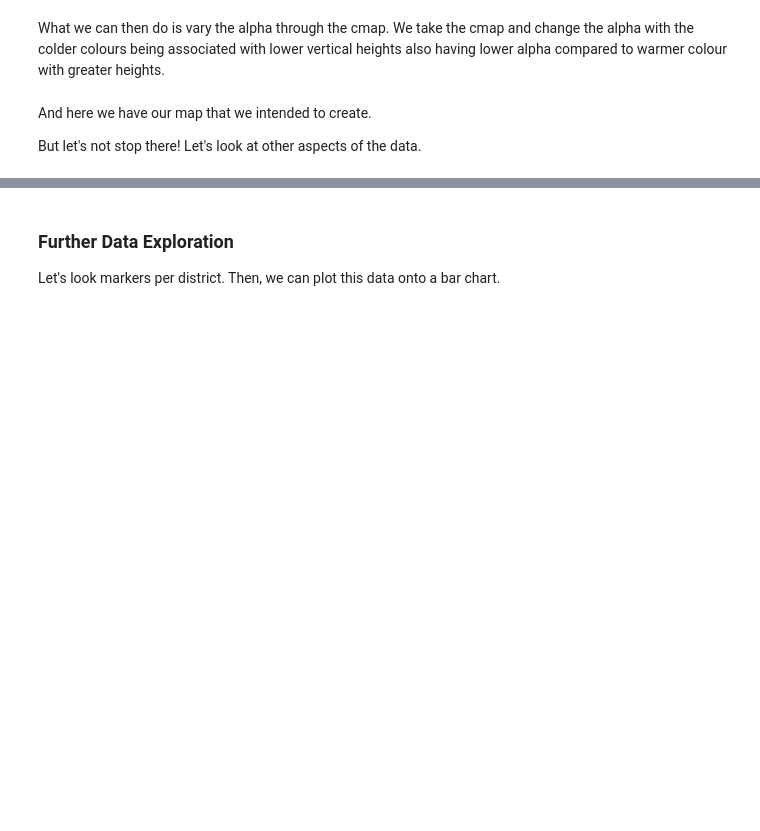
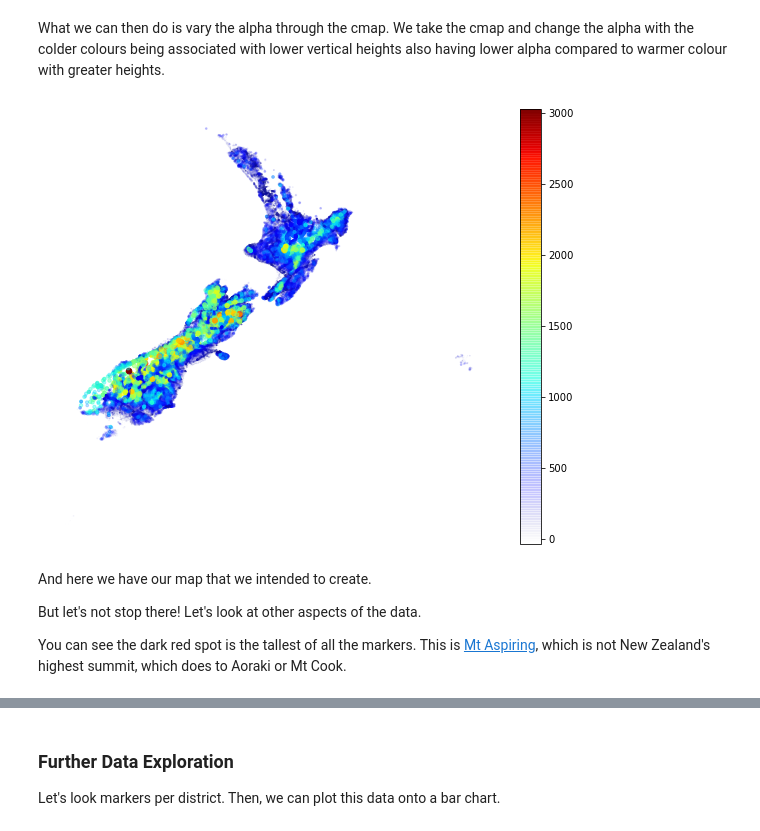
Before and after one commit to ShivanS93/MapOfNZ, a Jupyter notebook: Map_of_NZ_using_Geo_Markers.ipynb, the cells around one changed output, grey strips where cells are left out. Drawn from its saved outputs; the diff is of its cells as text; code cells hidden in the pictures; blank space fills up the shorter version.

```diff
--- a/Map_of_NZ_using_Geo_Markers.ipynb
+++ b/Map_of_NZ_using_Geo_Markers.ipynb
@@ -105,20 +176,24 @@ What we can then do is vary the alpha through the cmap. We take the cmap and cha
 # %%
 x = geomarks['shape_X']
 y = geomarks['shape_Y']
 c = geomarks['normal_orthometric_height']
-s = geomarks['normal_orthometric_height']/50
+s = geomarks['normal_orthometric_height']/100
 
 cmap = plt.cm.jet
 my_cmap = cmap(np.arange(cmap.N))
 my_cmap[:, -1] = np.linspace(0, 1, cmap.N)
 
 my_cmap = ListedColormap(my_cmap)
 
-plt.figure(figsize=(15,15))
+plt.figure(figsize=(10,8))
 plt.scatter(x, y, c=c, s=s, cmap=my_cmap)
 ax = plt.axis('off')
 cbar = plt.colorbar()
+# %% [output]
+[figure, added]
 # %% [markdown]
 And here we have our map that we intended to create.
 
 But let's not stop there! Let's look at other aspects of the data.
+
+You can see the dark red spot is the tallest of all the markers. This is [Mt Aspiring](https://en.wikipedia.org/wiki/Mount_Aspiring_/_Tititea), which is not New Zealand's highest summit, which does to Aoraki or Mt Cook.
```
Also changed, not shown: parts of 28 cells of this notebook.
